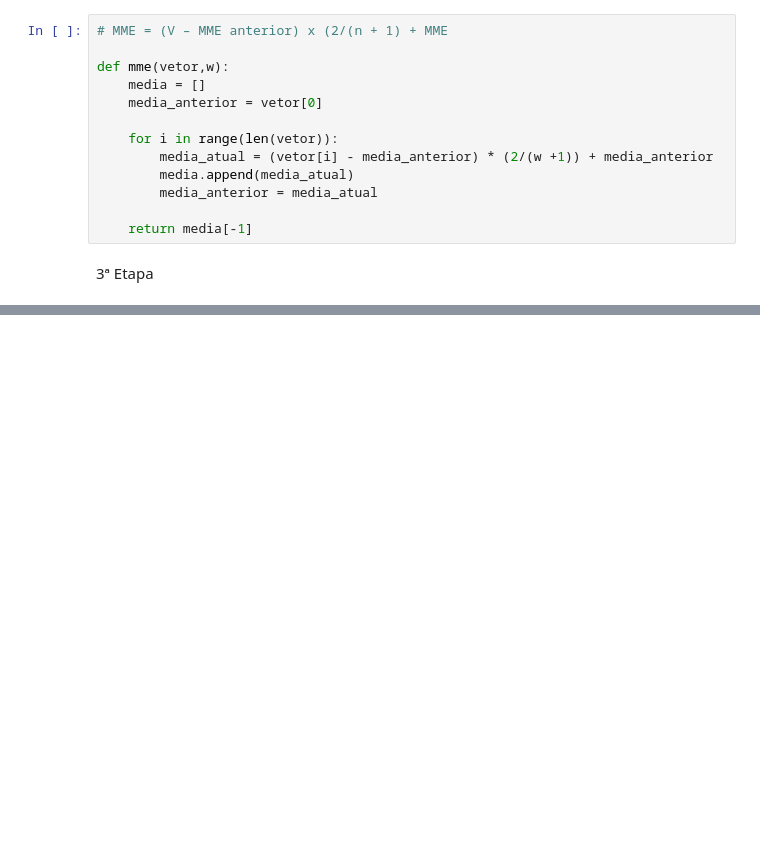
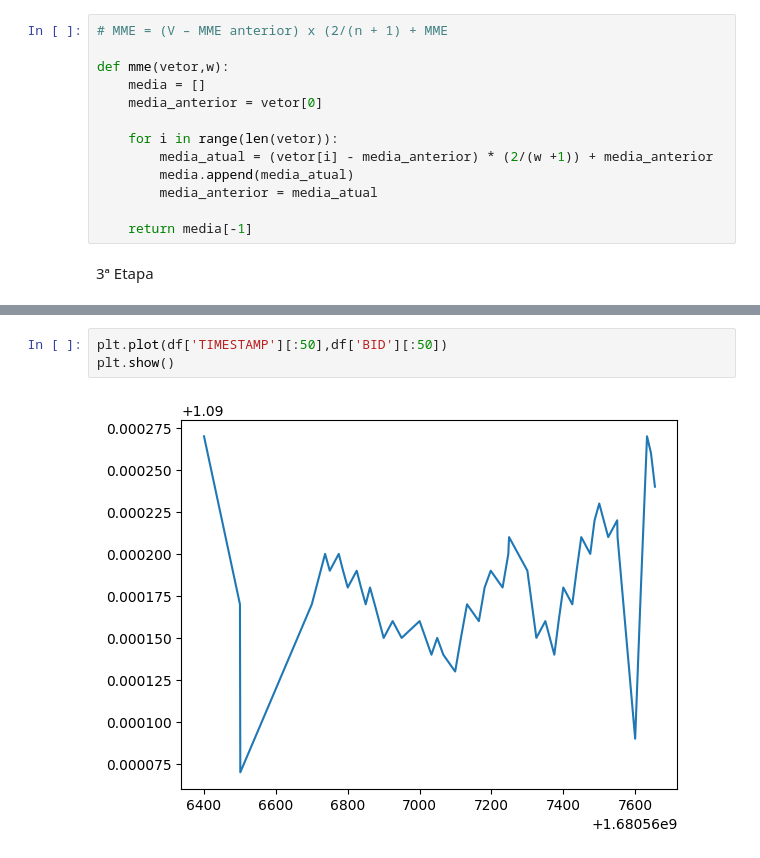
Before and after one commit to RafaelQSantos-RQS/CSPC, a Jupyter notebook: Predição de Séries Temporais/notebooks/data_analysis.ipynb, the cells around one changed output, grey strips where cells are left out. Drawn from its saved outputs; the diff is of its cells as text; blank space fills up the shorter version.

```diff
--- a/Predição de Séries Temporais/notebooks/data_analysis.ipynb
+++ b/Predição de Séries Temporais/notebooks/data_analysis.ipynb
@@ -63,0 +82,5 @@ def mme(vetor,w):
+# %%
+plt.plot(df['TIMESTAMP'][:50],df['BID'][:50])
+plt.show()
+# %% [output]
+[figure, added]
```
Also changed, not shown: parts of 4 cells of this notebook, 1 other file.
